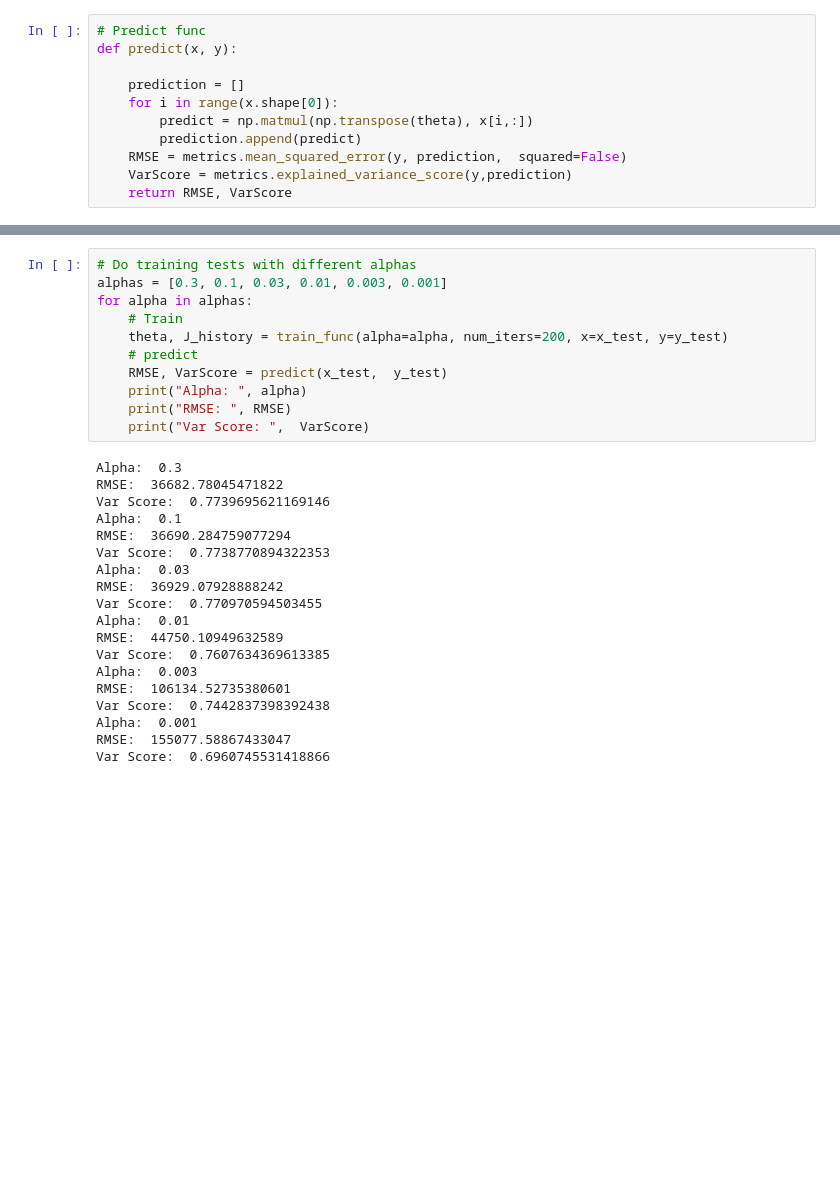
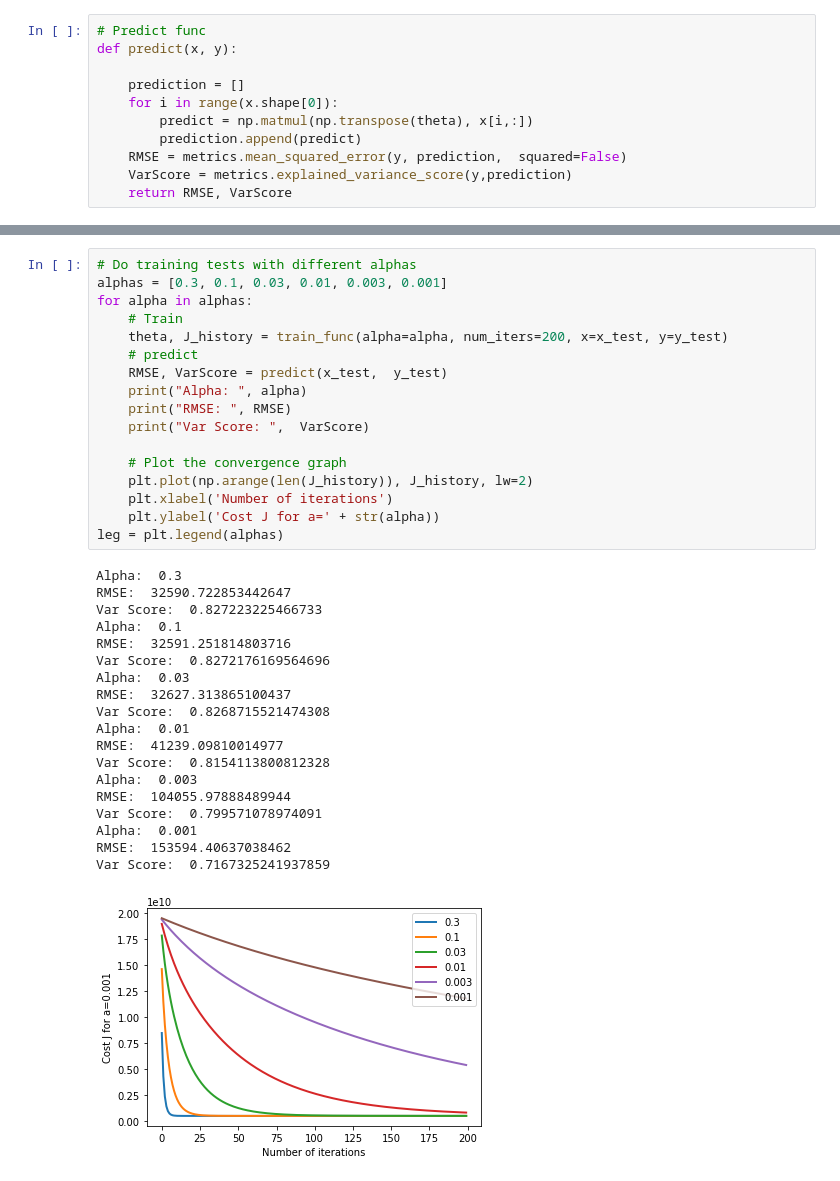
Before and after one commit to cmhay/HousingPricesPrediction, a Jupyter notebook: linear_prices_redo.ipynb, the cells around one changed output, grey strips where cells are left out. Cells and saved outputs as stored; diff of their text form; blank space fills up the shorter version.

```diff
--- a/linear_prices_redo.ipynb
+++ b/linear_prices_redo.ipynb
@@ -473,30 +475,37 @@ Var Score:  0.6600833703699619
 # %%
 # Do training tests with different alphas
 alphas = [0.3, 0.1, 0.03, 0.01, 0.003, 0.001]
 for alpha in alphas:
     # Train
     theta, J_history = train_func(alpha=alpha, num_iters=200, x=x_test, y=y_test)
     # predict
     RMSE, VarScore = predict(x_test,  y_test)
     print("Alpha: ", alpha)
     print("RMSE: ", RMSE)
     print("Var Score: ",  VarScore)
+
+    # Plot the convergence graph
+    plt.plot(np.arange(len(J_history)), J_history, lw=2)
+    plt.xlabel('Number of iterations')
+    plt.ylabel('Cost J for a=' + str(alpha))
+leg = plt.legend(alphas)
 # %% [output]
 Alpha:  0.3
-RMSE:  36682.78045471822
-Var Score:  0.7739695621169146
+RMSE:  32590.722853442647
+Var Score:  0.827223225466733
 Alpha:  0.1
-RMSE:  36690.284759077294
-Var Score:  0.7738770894322353
+RMSE:  32591.251814803716
+Var Score:  0.8272176169564696
 Alpha:  0.03
-RMSE:  36929.07928888242
-Var Score:  0.770970594503455
+RMSE:  32627.313865100437
+Var Score:  0.8268715521474308
 Alpha:  0.01
-RMSE:  44750.10949632589
-Var Score:  0.7607634369613385
+RMSE:  41239.09810014977
+Var Score:  0.8154113800812328
 Alpha:  0.003
-RMSE:  106134.52735380601
-Var Score:  0.7442837398392438
+RMSE:  104055.97888489944
+Var Score:  0.799571078974091
 Alpha:  0.001
-RMSE:  155077.58867433047
-Var Score:  0.6960745531418866
+RMSE:  153594.40637038462
+Var Score:  0.7167325241937859
+[figure, added]
```
Also changed, not shown: parts of 3 cells of this notebook.
